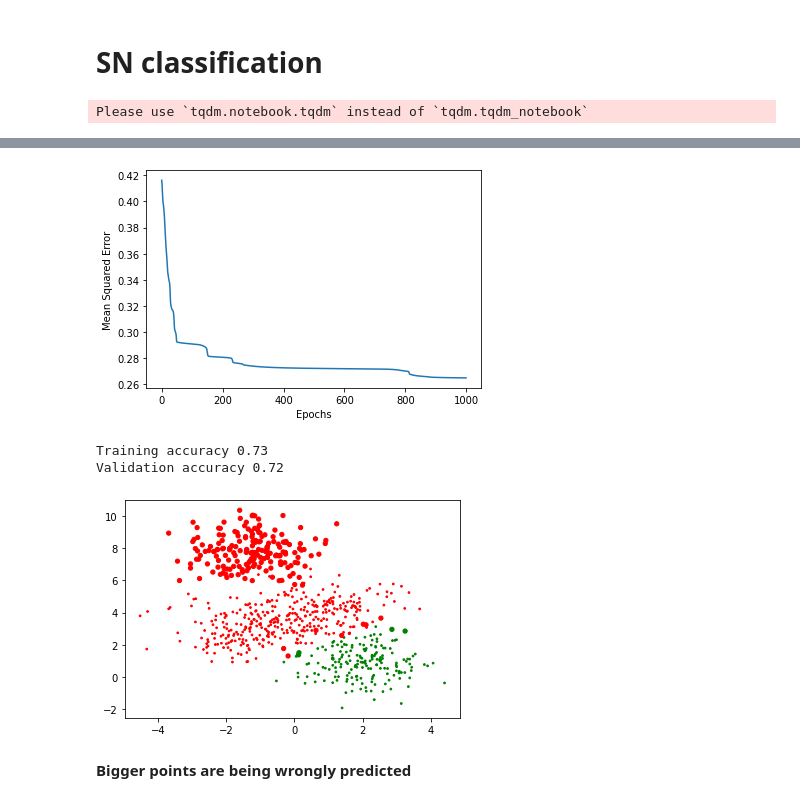
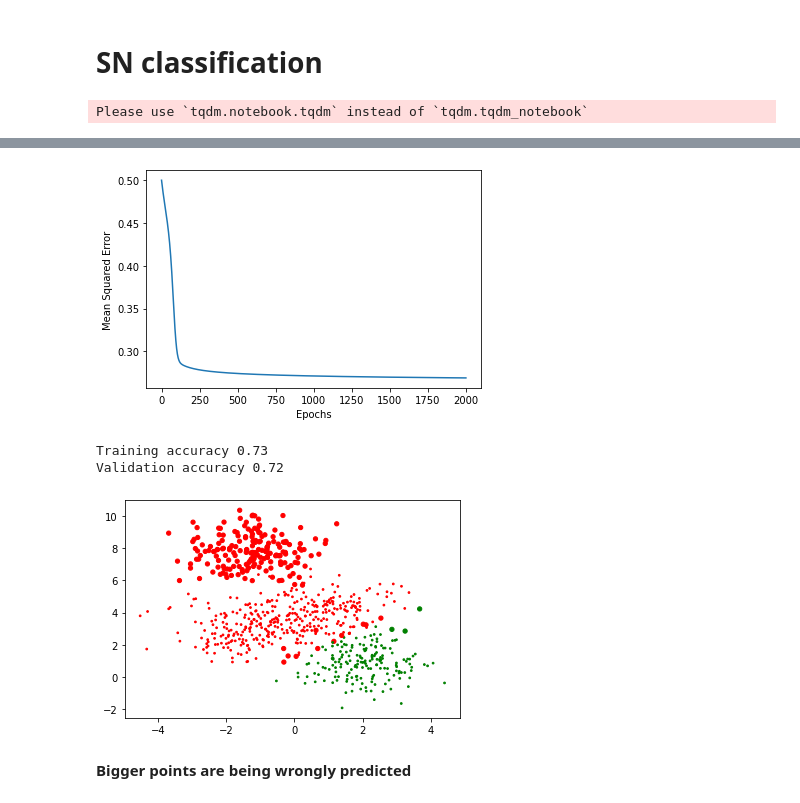
Before and after one commit to Arpitkamal/Deep-Learning-104-Feedforward-Neural-Networks, a Jupyter notebook: FeedForwardNetwork.ipynb, the cells around one changed output, grey strips where cells are left out. Drawn from its saved outputs; the diff is of its cells as text; code cells hidden in the pictures.

```diff
--- a/FeedForwardNetwork.ipynb
+++ b/FeedForwardNetwork.ipynb
@@ -149,11 +149,11 @@ print(X_train.shape, X_val.shape)
 # SN classification
 # %%
 sn = SigmoidNeuron()
-sn.fit(X_train, Y_train, epochs=1000, learning_rate=0.5, display_loss=True)
+sn.fit(X_train, Y_train, epochs=2000, learning_rate=0.001, display_loss=True)
 # %% [output]
 Please use `tqdm.notebook.tqdm` instead of `tqdm.tqdm_notebook`
 [interactive output not drawn]
-[figure, old version]
+[figure, new version]
 # %%
 Y_pred_train = sn.predict(X_train)
 Y_pred_binarised_train = (Y_pred_train >= 0.5).astype("int").ravel()
@@ -171,7 +171,7 @@ Validation accuracy 0.72
 plt.scatter(X_train[:,0], X_train[:,1], c=Y_pred_binarised_train, cmap=my_cmap, s=15*(np.abs(Y_pred_binarised_train-Y_train)+.2))
 plt.show()
 # %% [output]
-[figure, old version]
+[figure, new version]
 # %% [markdown]
 **Bigger points are being wrongly predicted**
 # %% [markdown]
```
Also changed, not shown: parts of 25 cells of this notebook.
